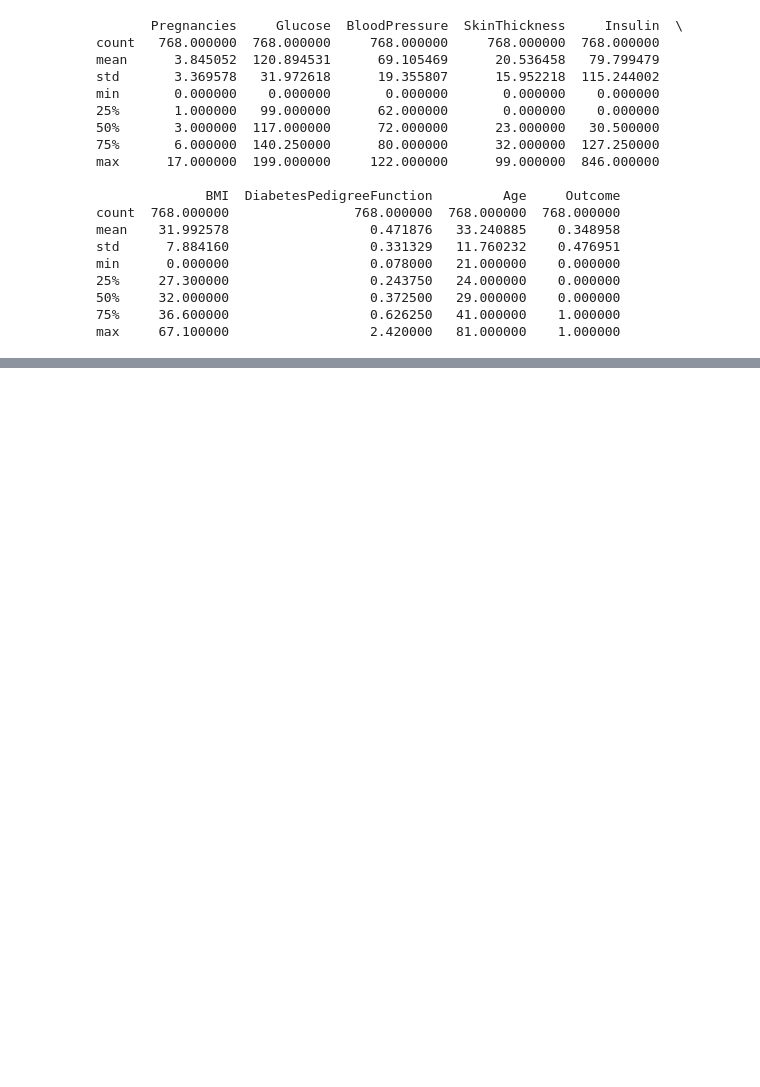
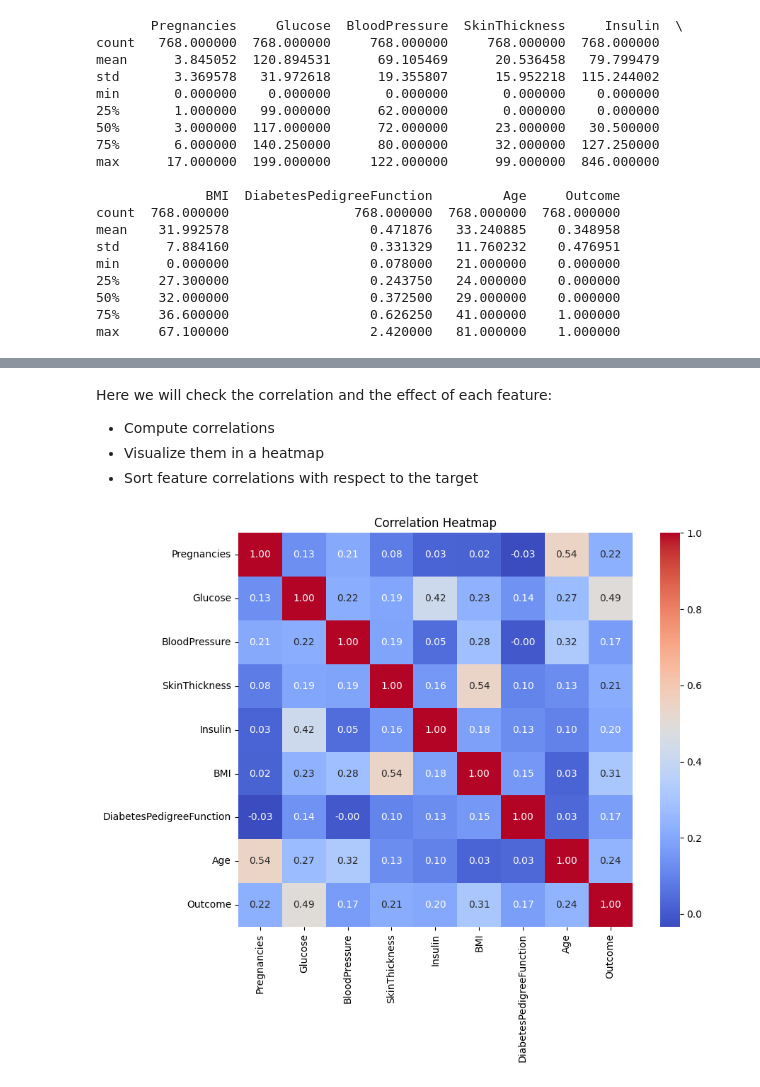
Before and after one commit to AramRstN/ML_Projects, a Jupyter notebook: predicting_diabetes .ipynb, the cells around one changed output, grey strips where cells are left out. Saved outputs shown, nothing was run; the diff lists cells and outputs as text; code cells hidden in the pictures; blank space fills up the shorter version.

```diff
--- a/predicting_diabetes .ipynb
+++ b/predicting_diabetes .ipynb
@@ -51,0 +128,16 @@ max     67.100000                  2.420000   81.000000    1.000000
+# %% [markdown]
+Here we will check the correlation and the effect of each feature:
+- Compute correlations
+- Visualize them in a heatmap
+- Sort feature correlations with respect to the target
+# %%
+correlation_matrix = df.corr()
+
+# --- Heatmap ---
+plt.figure(figsize=(10, 8))
+sns.heatmap(correlation_matrix, annot=True, cmap='coolwarm', fmt=".2f", square=True)
+plt.title("Correlation Heatmap")
+plt.tight_layout()
+plt.show()
+# %% [output]
+[figure, added]
```
Also changed, not shown: parts of 23 cells of this notebook, 1 other file.
